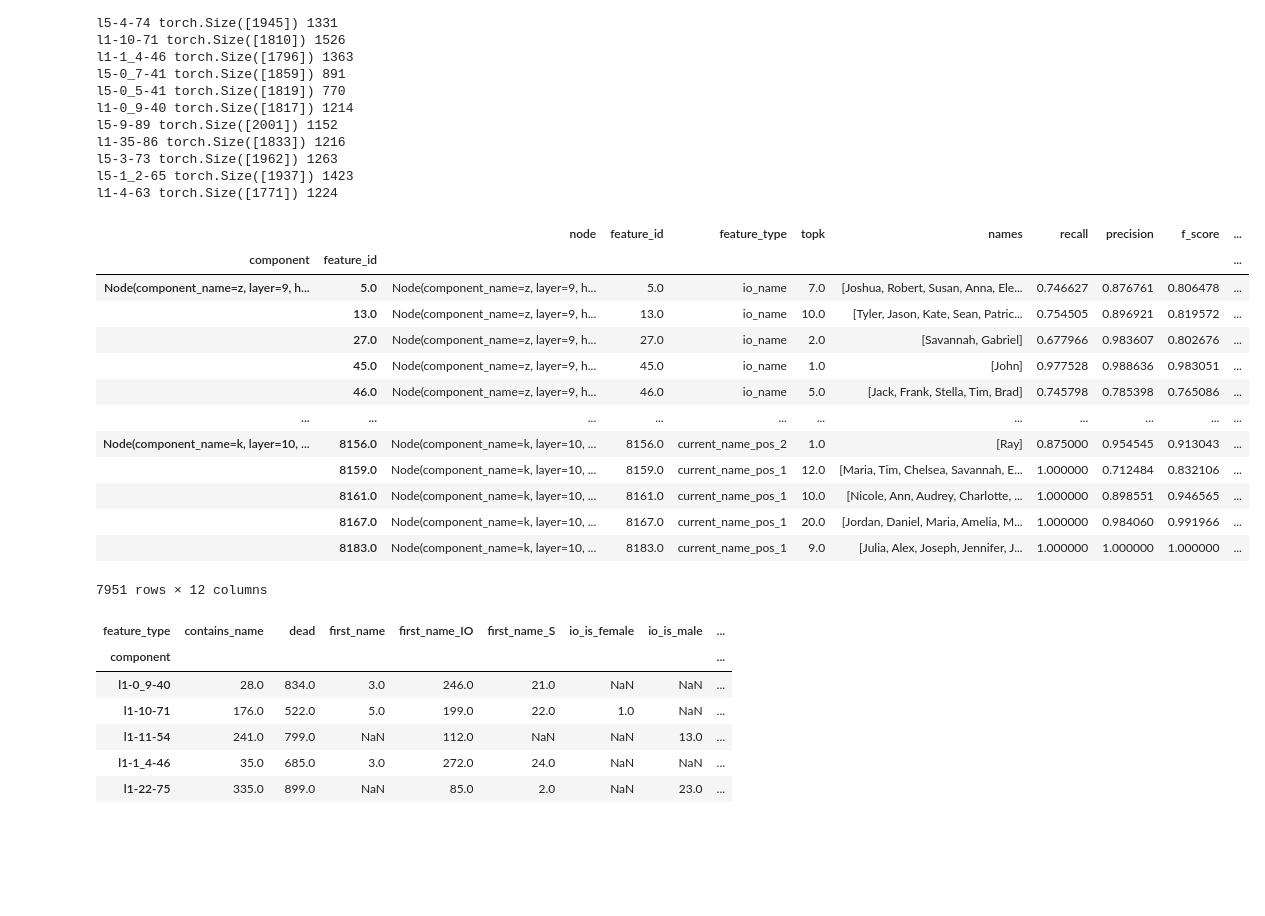
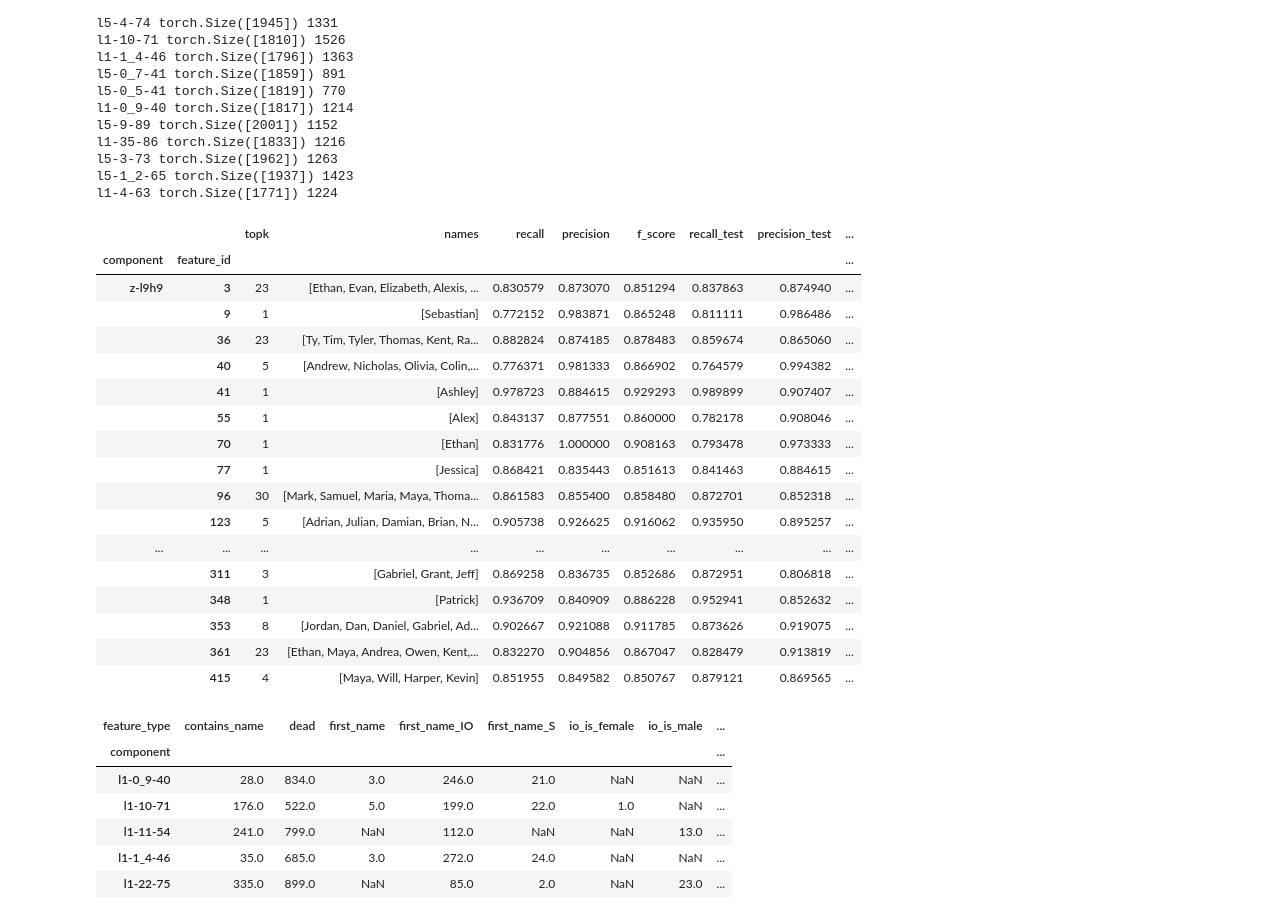
Before and after one commit to Goreg12345/sparse-autoencoder, a Jupyter notebook: research/autoscoring.ipynb, the cells around one changed output. Cells and saved outputs as stored; diff of their text form; code cells hidden in the pictures; blank space fills up the shorter version.

Commit message:
finalized autoscoring

```diff
--- a/research/autoscoring.ipynb
+++ b/research/autoscoring.ipynb
@@ -138,5 +137,17 @@ saes = load_saes(c)
 clear_output()
 saes
 # %%
+import pandas as pd
+
+encoder = load_head_sae(9, 9, 'z', perform_sanity_check=True)
+saes = pd.DataFrame.from_dict({
+    'component': ['z'],
+    'layer': [9],
+    'head': [9],
+    'id': ['z-l9h9'],
+    'seq_pos': ['end'],
+    'node': [Node(layer=9, head=9, component_name='z', seq_pos='end')],
+    'sae': [encoder]
+})
 saes
 # %% [output]
@@ -511,23 +484,27 @@ l1-4-63 torch.Size([1771]) 1224
 # %%
 # for each SAE neuron, accept the feature with the best training f_score
 final_df = df.groupby(['component', 'feature_id']).apply(lambda df: df.loc[df.f_score.idxmax()])
-final_df.to_csv('../data/feature_descriptions.csv')
-final_df[final_df.f_score > 0.75]
+final_df.to_csv('../data/feature_descriptions_nm_z_l9h9.csv')
+final_df[final_df.f_score > 0.85].head(30)
 # %% [output]
-|  |  | node | feature_id | feature_type | topk | names | recall | precision | f_score | ... |
-| component | feature_id |  |  |  |  |  |  |  |  | ... |
-| Node(component_name=z, layer=9, h... | 5.0 | Node(component_name=z, layer=9, h... | 5.0 | io_name | 7.0 | [Joshua, Robert, Susan, Anna, Ele... | 0.746627 | 0.876761 | 0.806478 | ... |
-|  | 13.0 | Node(component_name=z, layer=9, h... | 13.0 | io_name | 10.0 | [Tyler, Jason, Kate, Sean, Patric... | 0.754505 | 0.896921 | 0.819572 | ... |
-|  | 27.0 | Node(component_name=z, layer=9, h... | 27.0 | io_name | 2.0 | [Savannah, Gabriel] | 0.677966 | 0.983607 | 0.802676 | ... |
-|  | 45.0 | Node(component_name=z, layer=9, h... | 45.0 | io_name | 1.0 | [John] | 0.977528 | 0.988636 | 0.983051 | ... |
-|  | 46.0 | Node(component_name=z, layer=9, h... | 46.0 | io_name | 5.0 | [Jack, Frank, Stella, Tim, Brad] | 0.745798 | 0.785398 | 0.765086 | ... |
-| ... | ... | ... | ... | ... | ... | ... | ... | ... | ... | ... |
-| Node(component_name=k, layer=10, ... | 8156.0 | Node(component_name=k, layer=10, ... | 8156.0 | current_name_pos_2 | 1.0 | [Ray] | 0.875000 | 0.954545 | 0.913043 | ... |
-|  | 8159.0 | Node(component_name=k, layer=10, ... | 8159.0 | current_name_pos_1 | 12.0 | [Maria, Tim, Chelsea, Savannah, E... | 1.000000 | 0.712484 | 0.832106 | ... |
-|  | 8161.0 | Node(component_name=k, layer=10, ... | 8161.0 | current_name_pos_1 | 10.0 | [Nicole, Ann, Audrey, Charlotte, ... | 1.000000 | 0.898551 | 0.946565 | ... |
-|  | 8167.0 | Node(component_name=k, layer=10, ... | 8167.0 | current_name_pos_1 | 20.0 | [Jordan, Daniel, Maria, Amelia, M... | 1.000000 | 0.984060 | 0.991966 | ... |
-|  | 8183.0 | Node(component_name=k, layer=10, ... | 8183.0 | current_name_pos_1 | 9.0 | [Julia, Alex, Joseph, Jennifer, J... | 1.000000 | 1.000000 | 1.000000 | ... |
+|  |  | topk | names | recall | precision | f_score | recall_test | precision_test | ... |
+| component | feature_id |  |  |  |  |  |  |  | ... |
+| z-l9h9 | 3 | 23 | [Ethan, Evan, Elizabeth, Alexis, ... | 0.830579 | 0.873070 | 0.851294 | 0.837863 | 0.874940 | ... |
+|  | 9 | 1 | [Sebastian] | 0.772152 | 0.983871 | 0.865248 | 0.811111 | 0.986486 | ... |
+|  | 36 | 23 | [Ty, Tim, Tyler, Thomas, Kent, Ra... | 0.882824 | 0.874185 | 0.878483 | 0.859674 | 0.865060 | ... |
+|  | 40 | 5 | [Andrew, Nicholas, Olivia, Colin,... | 0.776371 | 0.981333 | 0.866902 | 0.764579 | 0.994382 | ... |
+|  | 41 | 1 | [Ashley] | 0.978723 | 0.884615 | 0.929293 | 0.989899 | 0.907407 | ... |
+|  | 55 | 1 | [Alex] | 0.843137 | 0.877551 | 0.860000 | 0.782178 | 0.908046 | ... |
+|  | 70 | 1 | [Ethan] | 0.831776 | 1.000000 | 0.908163 | 0.793478 | 0.973333 | ... |
+|  | 77 | 1 | [Jessica] | 0.868421 | 0.835443 | 0.851613 | 0.841463 | 0.884615 | ... |
+|  | 96 | 30 | [Mark, Samuel, Maria, Maya, Thoma... | 0.861583 | 0.855400 | 0.858480 | 0.872701 | 0.852318 | ... |
+|  | 123 | 5 | [Adrian, Julian, Damian, Brian, N... | 0.905738 | 0.926625 | 0.916062 | 0.935950 | 0.895257 | ... |
+| ... | ... | ... | ... | ... | ... | ... | ... | ... | ... |
+|  | 311 | 3 | [Gabriel, Grant, Jeff] | 0.869258 | 0.836735 | 0.852686 | 0.872951 | 0.806818 | ... |
+|  | 348 | 1 | [Patrick] | 0.936709 | 0.840909 | 0.886228 | 0.952941 | 0.852632 | ... |
+|  | 353 | 8 | [Jordan, Dan, Daniel, Gabriel, Ad... | 0.902667 | 0.921088 | 0.911785 | 0.873626 | 0.919075 | ... |
+|  | 361 | 23 | [Ethan, Maya, Andrea, Owen, Kent,... | 0.832270 | 0.904856 | 0.867047 | 0.828479 | 0.913819 | ... |
+|  | 415 | 4 | [Maya, Will, Harper, Kevin] | 0.851955 | 0.849582 | 0.850767 | 0.879121 | 0.869565 | ... |
-7951 rows × 12 columns
 # %%
 final_df.reset_index(drop=True).groupby(['component', 'feature_type']).node.count().unstack('feature_type')
 # %% [output]
```
Also changed, not shown: parts of 6 cells of this notebook, 6 other files.
